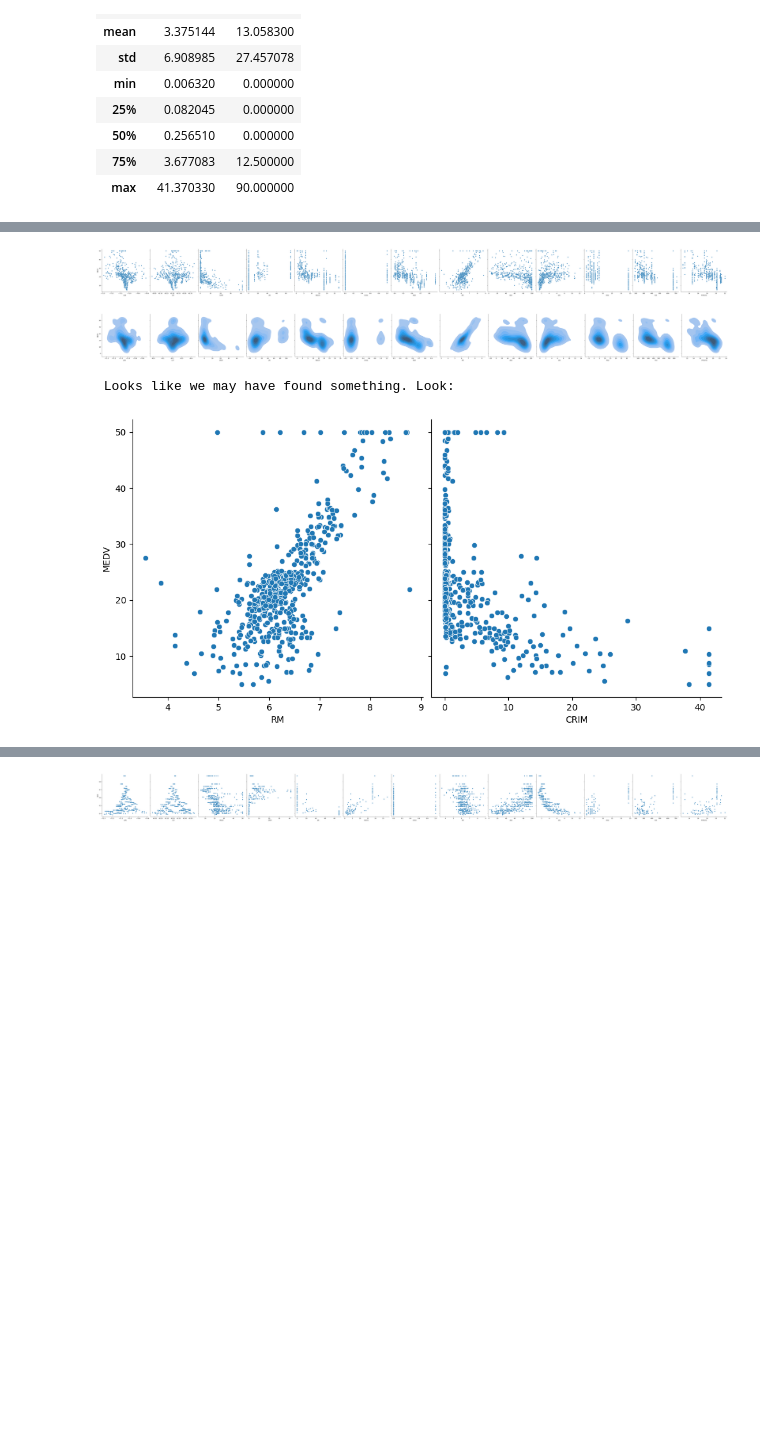
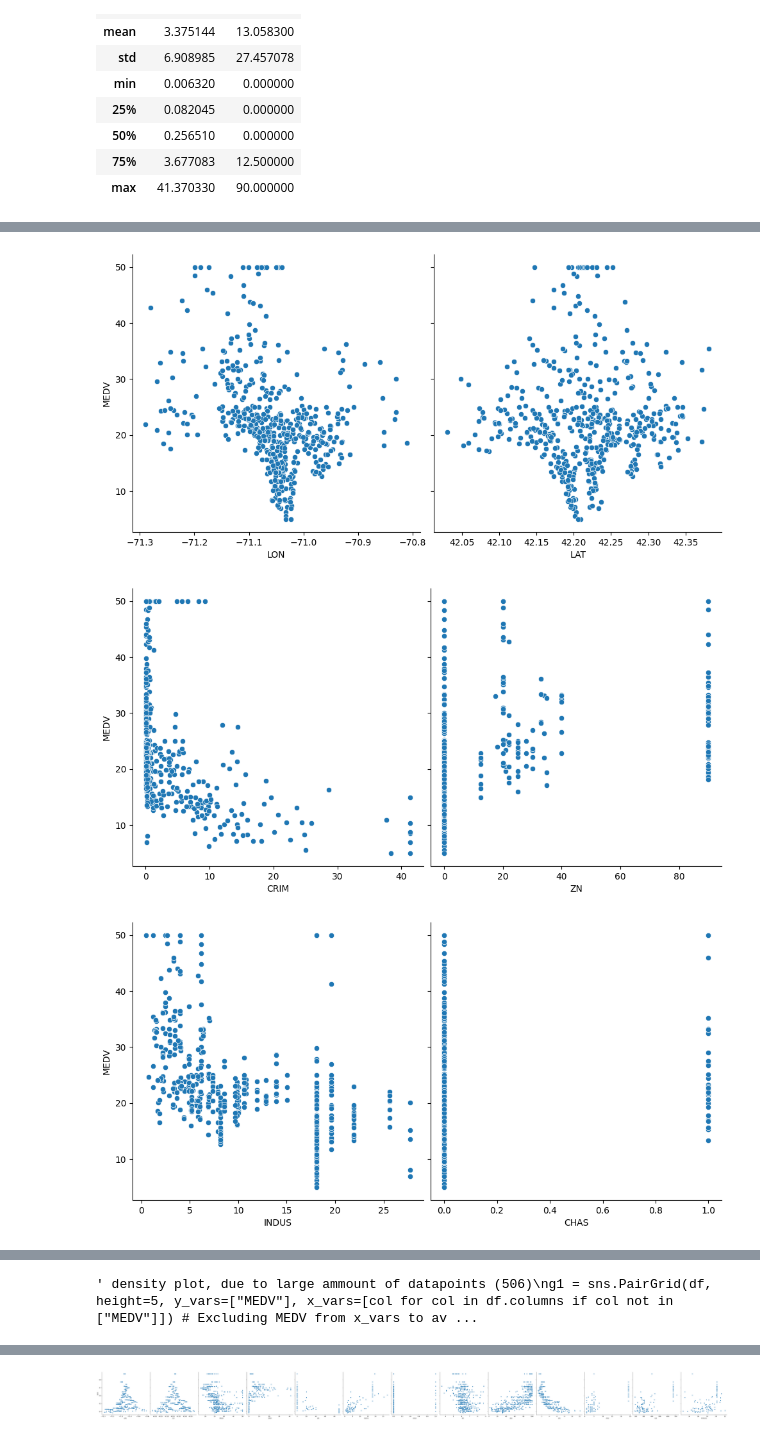
Before and after one commit to Salciano/Python, a Jupyter notebook: PredictingHouseMarket(WIP).ipynb, the cells around one changed output, grey strips where cells are left out. Drawn from its saved outputs; the diff is of its cells as text; code cells hidden in the pictures; blank space fills up the shorter version.

```diff
--- a/PredictingHouseMarket(WIP).ipynb
+++ b/PredictingHouseMarket(WIP).ipynb
@@ -486,26 +519,25 @@ Since it is the price that we want to predict, we will focus on that.
 # %%
 #@title Visual Correlations
 
 #scatter plot
-sns.pairplot(df, height=5, y_vars=["MEDV"], x_vars=[col for col in df.columns if col != "MEDV" and col != "TOWN"])
+#sns.pairplot(df, height=5, y_vars=["MEDV"], x_vars=[col for col in df.columns if col != "MEDV" and col != "TOWN"])
+
+sns.pairplot(df, height=5, y_vars=["MEDV"], x_vars=["LON", "LAT"])
+sns.pairplot(df, height=5, y_vars=["MEDV"], x_vars=["CRIM", "ZN"])
+sns.pairplot(df, height=5, y_vars=["MEDV"], x_vars=["INDUS", "CHAS"])
+sns.pairplot(df, height=5, y_vars=["MEDV"], x_vars=["NOX", "RM"])
+sns.pairplot(df, height=5, y_vars=["MEDV"], x_vars=["AGE", "DIS"])
+sns.pairplot(df, height=5, y_vars=["MEDV"], x_vars=["RAD", "TAX"])
+sns.pairplot(df, height=5, y_vars=["MEDV"], x_vars=["PTRATIO"])
+
 plt.show()
 
-# density plot, due to large ammount of datapoints (506)
+""" density plot, due to large ammount of datapoints (506)
 g1 = sns.PairGrid(df, height=5, y_vars=["MEDV"], x_vars=[col for col in df.columns if col not in ["MEDV"]]) # Excluding MEDV from x_vars to avoid self-correlation
 g1.map(sns.kdeplot, fill=True) # Using g.map() to apply density plots to all subplots in the row
 plt.show()
-
-print("\n Looks like we may have found something. Look:")
-
-# scatter plot. price vs rooms, crime
-sns.pairplot(df, height=5, y_vars=["MEDV"], x_vars=["RM", "CRIM"])
-
-# density plot. price vs rooms, crime
-g2 = sns.PairGrid(df, height=5, y_vars=["MEDV"], x_vars=["RM", "CRIM"])
-g2.map(sns.kdeplot, fill=True)
-plt.show()
+"""
 # %% [output]
-[figure, old version]
+[figure, new version]
-[figure, old version]
+[figure, new version]
- Looks like we may have found something. Look:
-[figure, old version]
+[figure, new version]
@@ -512,0 +548 @@ plt.show()
+' density plot, due to large ammount of datapoints (506)\ng1 = sns.PairGrid(df, height=5, y_vars=["MEDV"], x_vars=[col for col in df.columns if col not in ["MEDV"]]) # Excluding MEDV from x_vars to av ...
```
Also changed, not shown: parts of 11 cells of this notebook.
